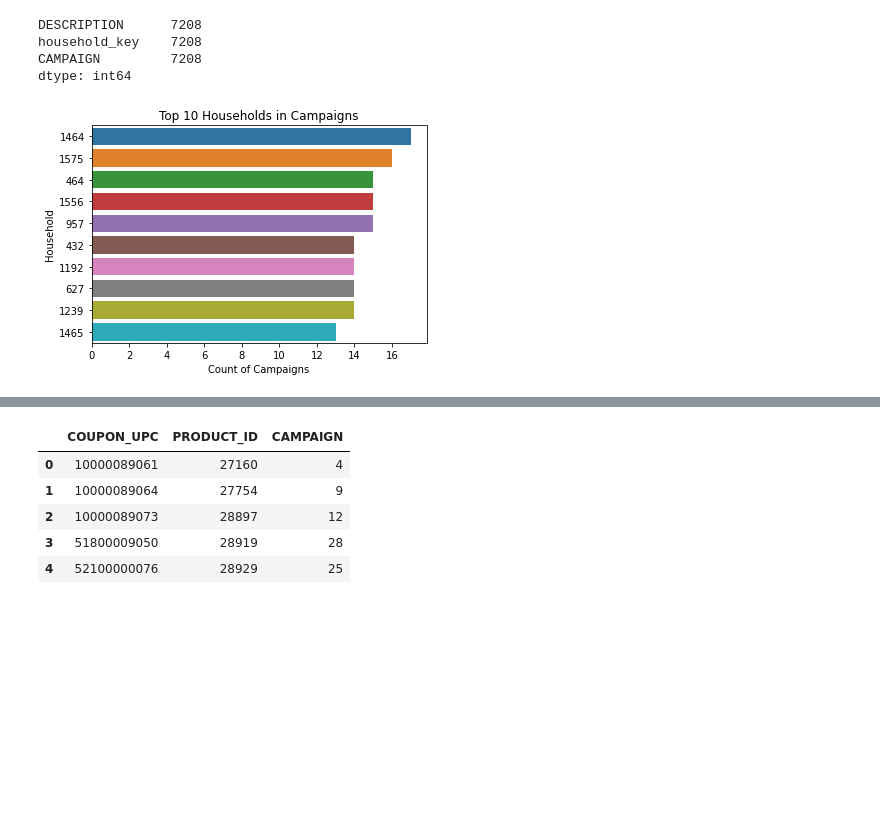
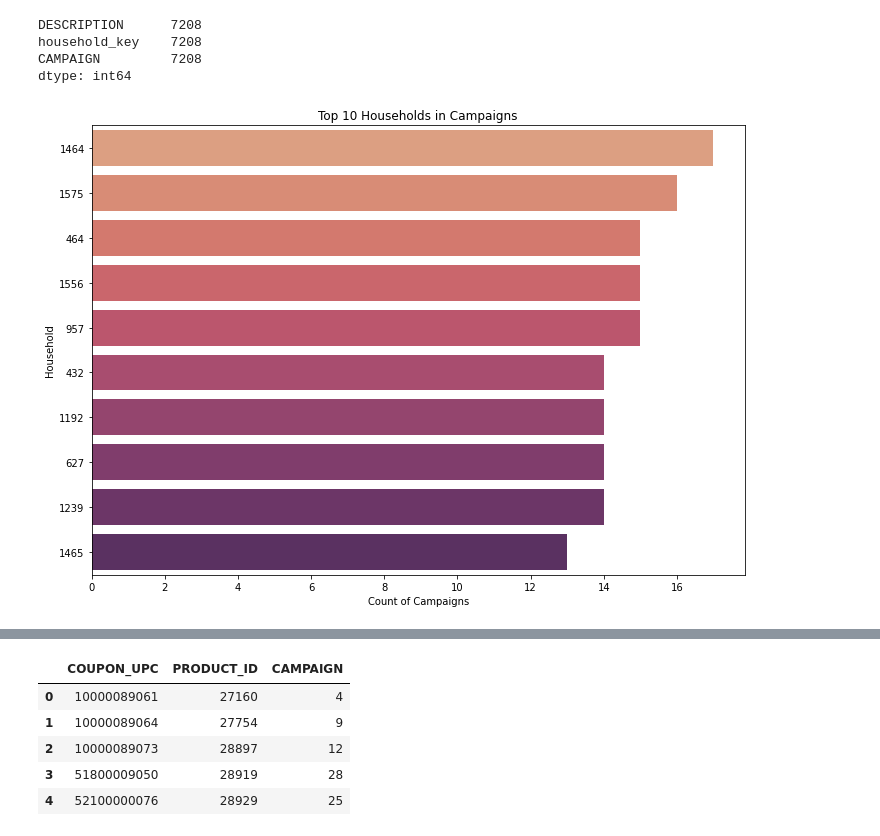
Before and after one commit to komkar123/INFO7374-Algorithmic_Digital_Marketing, a Jupyter notebook: Project/Exploratory Data Analysis/EDA.ipynb, the cells around one changed output, grey strips where cells are left out. Saved outputs shown, nothing was run; the diff lists cells and outputs as text; code cells hidden in the pictures; blank space fills up the shorter version.

```diff
--- a/Project/Exploratory Data Analysis/EDA.ipynb
+++ b/Project/Exploratory Data Analysis/EDA.ipynb
@@ -53,9 +53,11 @@ camp_count=camp_count[['CAMPAIGN','index']]
 # %%
 camp_count['index']=camp_count['index'].astype(str)
 # %%
-ax=sns.barplot(x=camp_count['CAMPAIGN'],y=camp_count['index'],orient='h')
+a4_dims = (11.7, 8.27)
+fig, ax = plt.subplots(figsize=a4_dims)
+ax=sns.barplot(x=camp_count['CAMPAIGN'],y=camp_count['index'],orient='h',palette='flare')
 ax.set(ylabel='Household', xlabel='Count of Campaigns')
 plt.title('Top 10 Households in Campaigns')
 plt.show()
 # %% [output]
-[figure, old version]
+[figure, new version]
```
Also changed, not shown: parts of 25 cells of this notebook.
